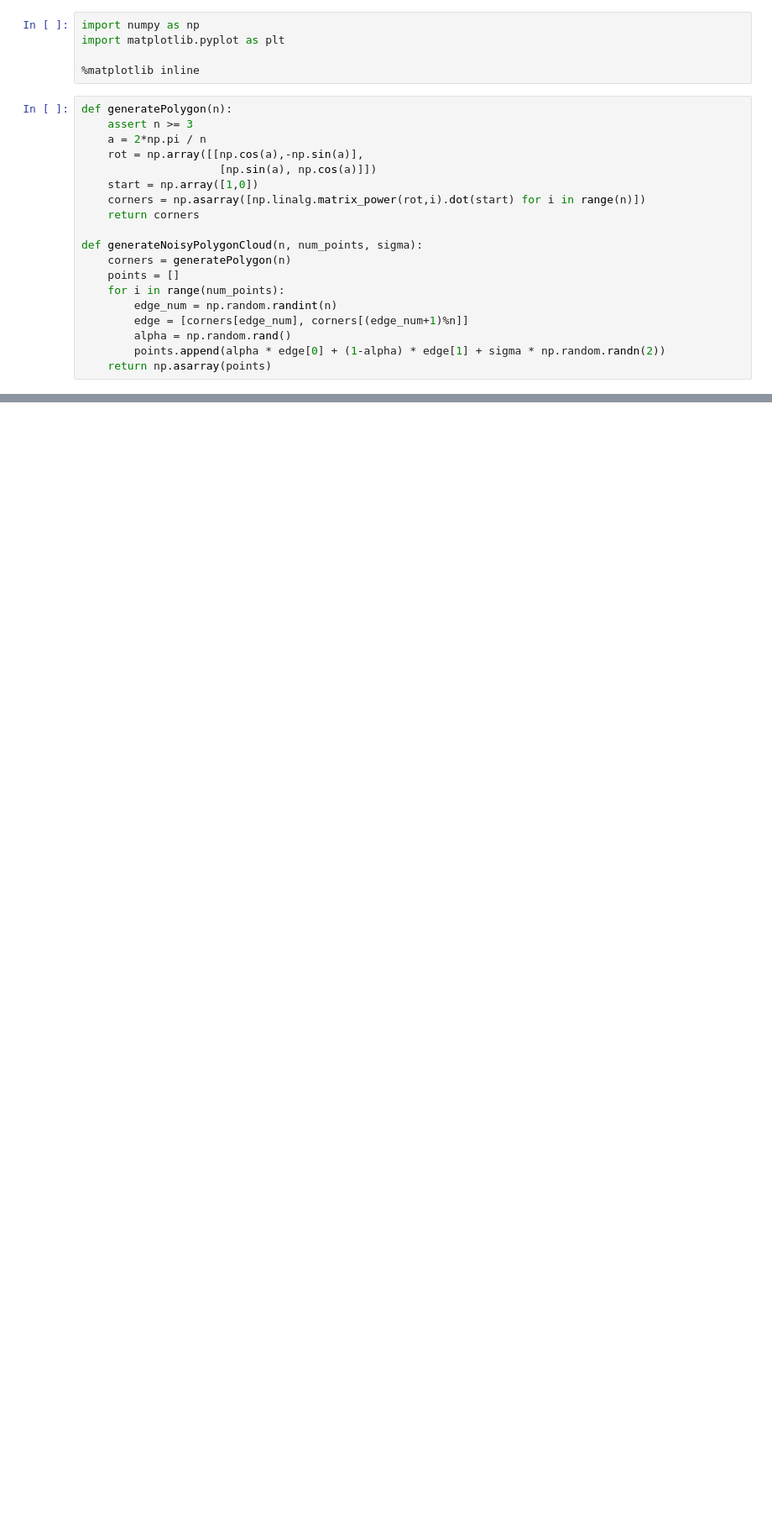
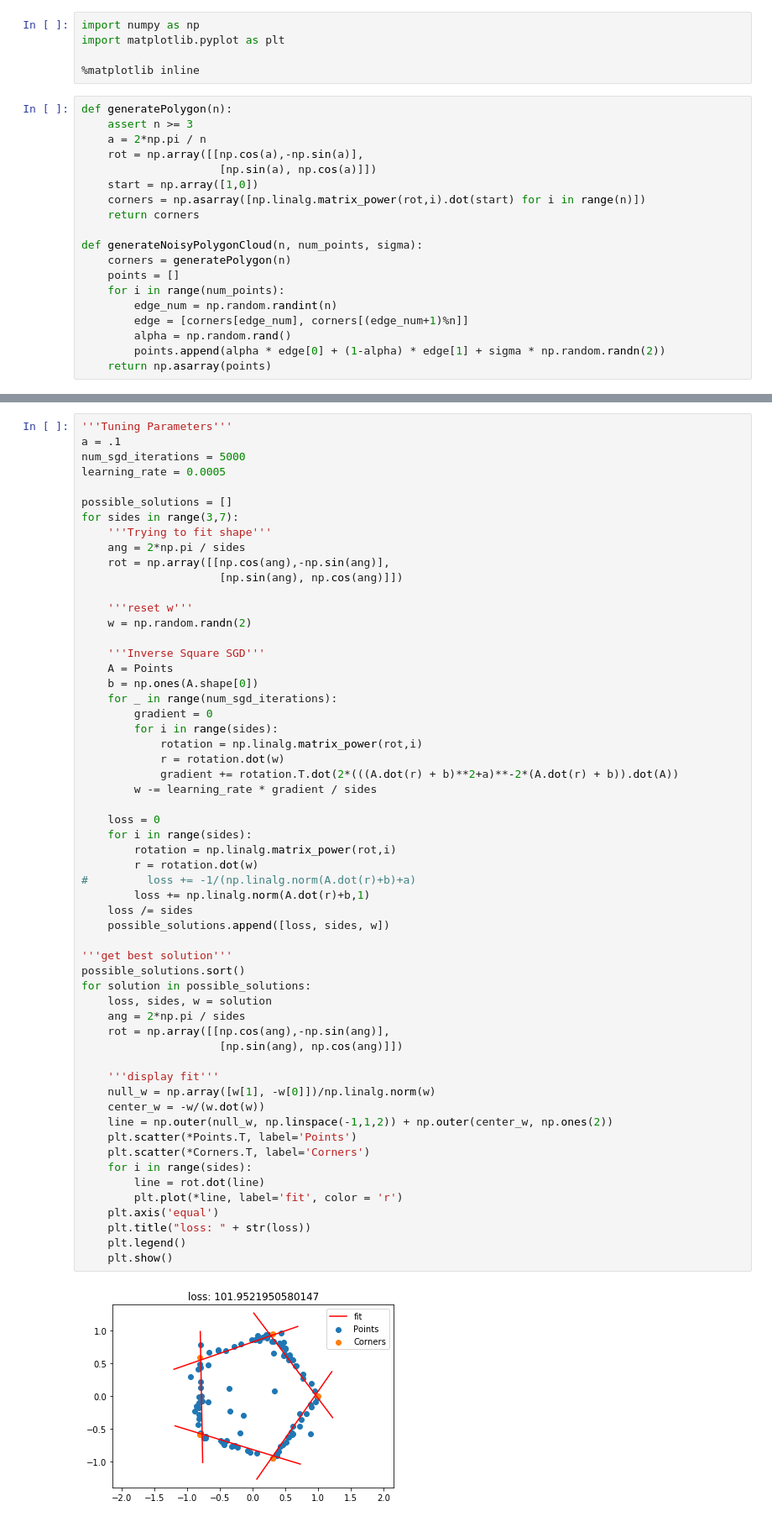
Before and after one commit to SquareMouse/Best-Fit-Polygon, a Jupyter notebook: Fitting Hyperplane on Point Cloud.ipynb, the cells around one changed output, grey strips where cells are left out. Shown at 84% size. Drawn from its saved outputs; the diff is of its cells as text; blank space fills up the shorter version.

```diff
--- a/Fitting Hyperplane on Point Cloud.ipynb
+++ b/Fitting Hyperplane on Point Cloud.ipynb
@@ -90,0 +95,59 @@ center: [-0.51144385  0.52230473]
+# %%
+'''Tuning Parameters'''
+a = .1
+num_sgd_iterations = 5000
+learning_rate = 0.0005
+
+possible_solutions = []
+for sides in range(3,7):
+    '''Trying to fit shape'''
+    ang = 2*np.pi / sides
+    rot = np.array([[np.cos(ang),-np.sin(ang)],
+                     [np.sin(ang), np.cos(ang)]])
+
+    '''reset w'''
+    w = np.random.randn(2)
+
+    '''Inverse Square SGD'''
+    A = Points
+    b = np.ones(A.shape[0])
+    for _ in range(num_sgd_iterations):
+        gradient = 0
+        for i in range(sides):
+            rotation = np.linalg.matrix_power(rot,i)
+            r = rotation.dot(w)
+            gradient += rotation.T.dot(2*(((A.dot(r) + b)**2+a)**-2*(A.dot(r) + b)).dot(A))
+        w -= learning_rate * gradient / sides
+
+    loss = 0
+    for i in range(sides):
+        rotation = np.linalg.matrix_power(rot,i)
+        r = rotation.dot(w)
+#         loss += -1/(np.linalg.norm(A.dot(r)+b)+a)
+        loss += np.linalg.norm(A.dot(r)+b,1)
+    loss /= sides
+    possible_solutions.append([loss, sides, w])
+
+'''get best solution'''
+possible_solutions.sort()
+for solution in possible_solutions:
+    loss, sides, w = solution
+    ang = 2*np.pi / sides
+    rot = np.array([[np.cos(ang),-np.sin(ang)],
+                     [np.sin(ang), np.cos(ang)]])
+
+    '''display fit'''
+    null_w = np.array([w[1], -w[0]])/np.linalg.norm(w)
+    center_w = -w/(w.dot(w))
+    line = np.outer(null_w, np.linspace(-1,1,2)) + np.outer(center_w, np.ones(2))
+    plt.scatter(*Points.T, label='Points')
+    plt.scatter(*Corners.T, label='Corners')
+    for i in range(sides):
+        line = rot.dot(line)
+        plt.plot(*line, label='fit', color = 'r')
+    plt.axis('equal')
+    plt.title("loss: " + str(loss))
+    plt.legend()
+    plt.show()
+# %% [output]
+[figure, added]
```
Also changed, not shown: parts of 7 cells of this notebook.
